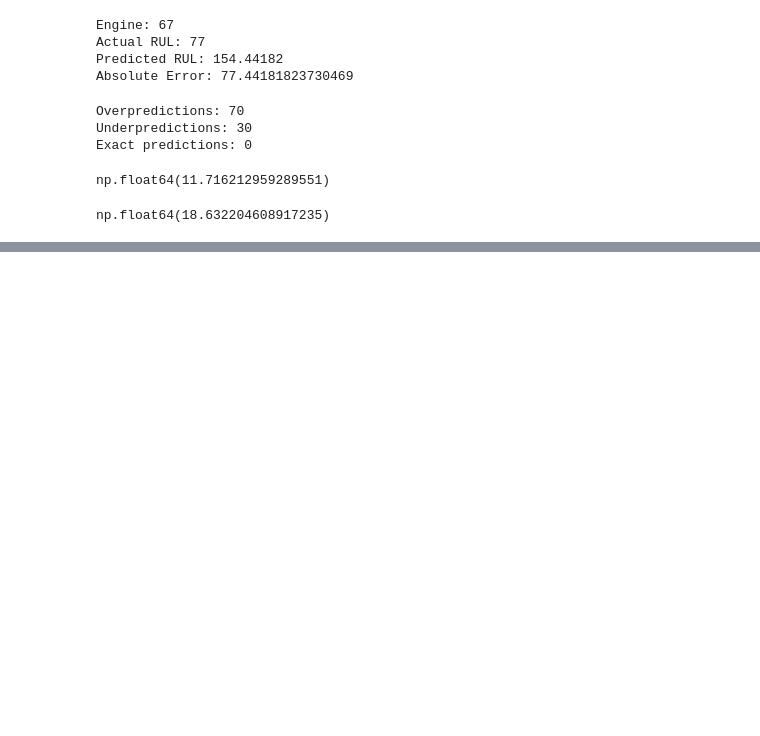
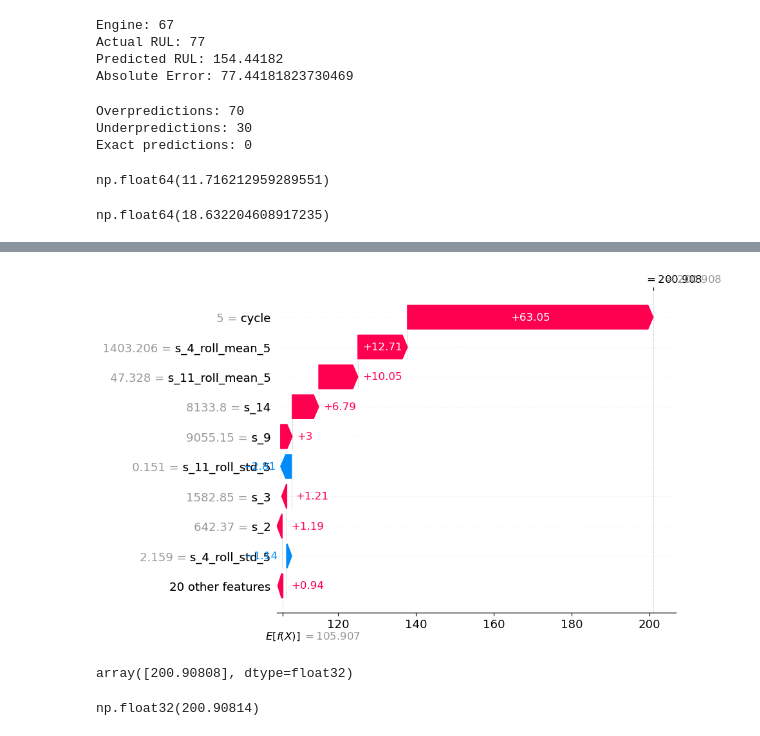
Before and after one commit to NeelLimbani2812/rul-turbofan-fd001, a Jupyter notebook: notebooks/01_load_data.ipynb, the cells around one changed output, grey strips where cells are left out. Saved outputs shown, nothing was run; the diff lists cells and outputs as text; code cells hidden in the pictures; blank space fills up the shorter version.

```diff
--- a/notebooks/01_load_data.ipynb
+++ b/notebooks/01_load_data.ipynb
@@ -1100,0 +1378,6 @@ np.float64(18.632204608917235)
+# %%
+explainer = shap.TreeExplainer(xgb_model)
+
+X_sample = X.iloc[:100]
+
+shap_values = explainer(X_sample)
@@ -1100,0 +1425,12 @@ np.float64(18.632204608917235)
+# %%
+shap.plots.waterfall(shap_values[0])
+# %% [output]
+[figure, added]
+# %%
+xgb_model.predict(X_sample.iloc[[0]])
+# %% [output]
+array([200.90808], dtype=float32)
+# %%
+shap_values.base_values[0] + shap_values.values[0].sum()
+# %% [output]
+np.float32(200.90814)
```
Also changed, not shown: parts of 30 cells of this notebook.
